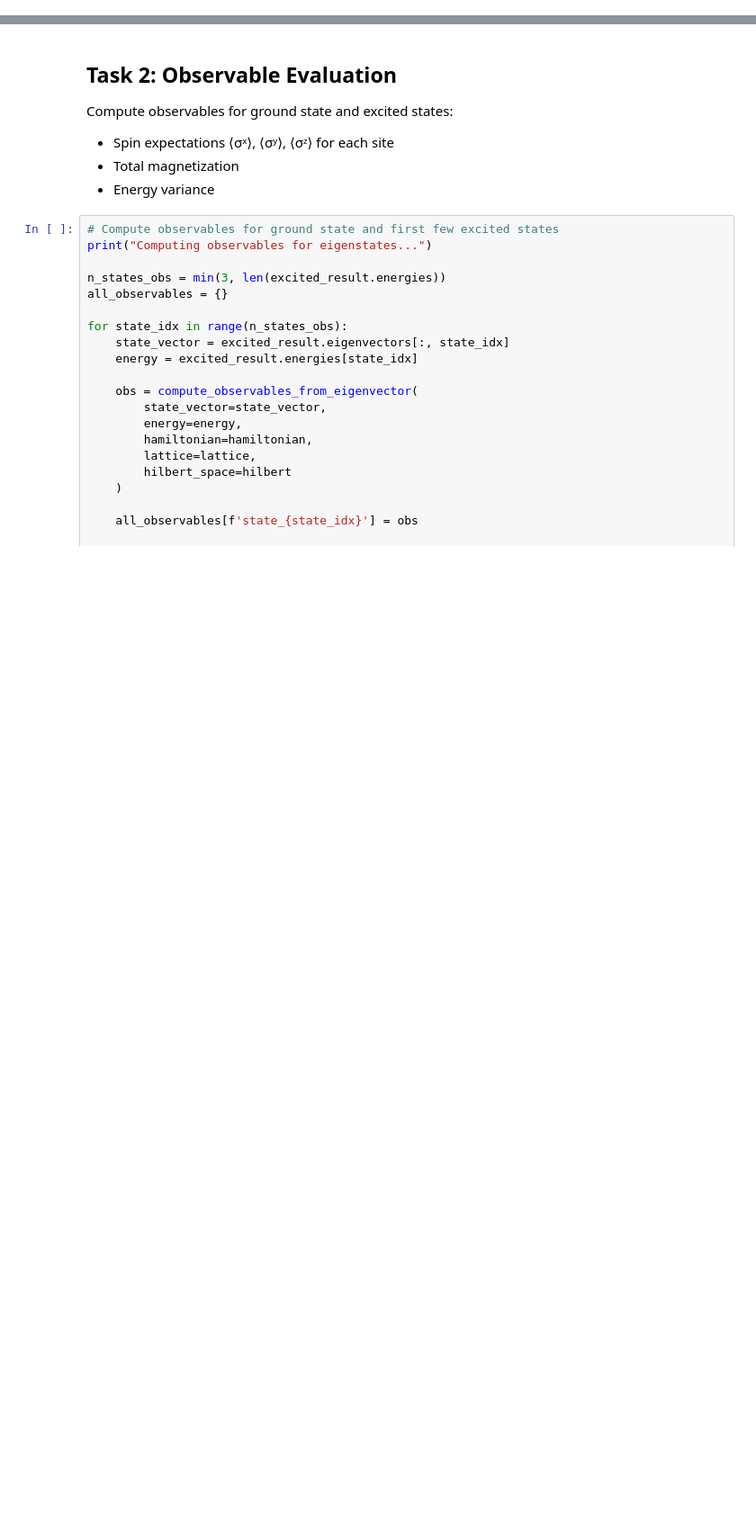
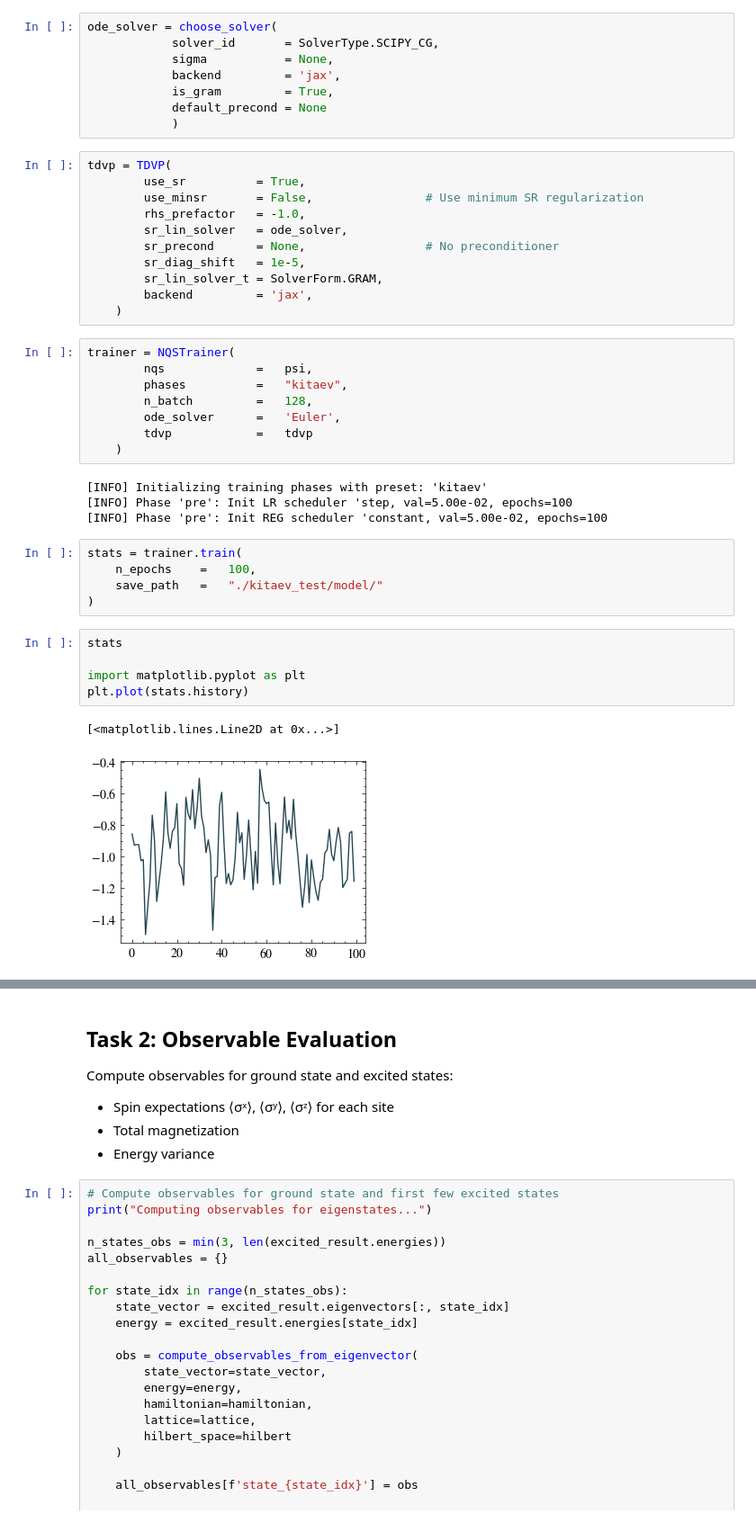
Before and after one commit to makskliczkowski/pyqusolver, a Jupyter notebook: Python/kitaev_project/notebooks/kitaev_nqs_vs_ed.ipynb, the cells around one changed output, grey strips where cells are left out. Shown at 90% size. Drawn from its saved outputs; the diff is of its cells as text; blank space fills up the shorter version.

```diff
--- a/Python/kitaev_project/notebooks/kitaev_nqs_vs_ed.ipynb
+++ b/Python/kitaev_project/notebooks/kitaev_nqs_vs_ed.ipynb
@@ -46,0 +124,44 @@ print(f"✓ Couplings: Kx={model_config.K['x']}, Ky={model_config.K['y']}, Kz={m
+# %%
+ode_solver = choose_solver(
+            solver_id       = SolverType.SCIPY_CG,
+            sigma           = None,
+            backend         = 'jax',
+            is_gram         = True,
+            default_precond = None
+            )
+# %%
+tdvp = TDVP(
+        use_sr          = True,
+        use_minsr       = False,                # Use minimum SR regularization
+        rhs_prefactor   = -1.0,
+        sr_lin_solver   = ode_solver,
+        sr_precond      = None,                 # No preconditioner
+        sr_diag_shift   = 1e-5,
+        sr_lin_solver_t = SolverForm.GRAM,
+        backend         = 'jax',
+    )
+# %%
+trainer = NQSTrainer(
+        nqs             =   psi,
+        phases          =   "kitaev",
+        n_batch         =   128,
+        ode_solver      =   'Euler',
+        tdvp            =   tdvp
+    )
+# %% [output]
+[INFO] Initializing training phases with preset: 'kitaev'
+[INFO] Phase 'pre': Init LR scheduler 'step, val=5.00e-02, epochs=100
+[INFO] Phase 'pre': Init REG scheduler 'constant, val=5.00e-02, epochs=100
+# %%
+stats = trainer.train(
+    n_epochs    =   100,
+    save_path   =   "./kitaev_test/model/"
+)
+# %%
+stats
+
+import matplotlib.pyplot as plt
+plt.plot(stats.history)
+# %% [output]
+[<matplotlib.lines.Line2D at 0x...>]
+[figure, added]
```
Also changed, not shown: parts of 9 cells of this notebook, 47 other files.
